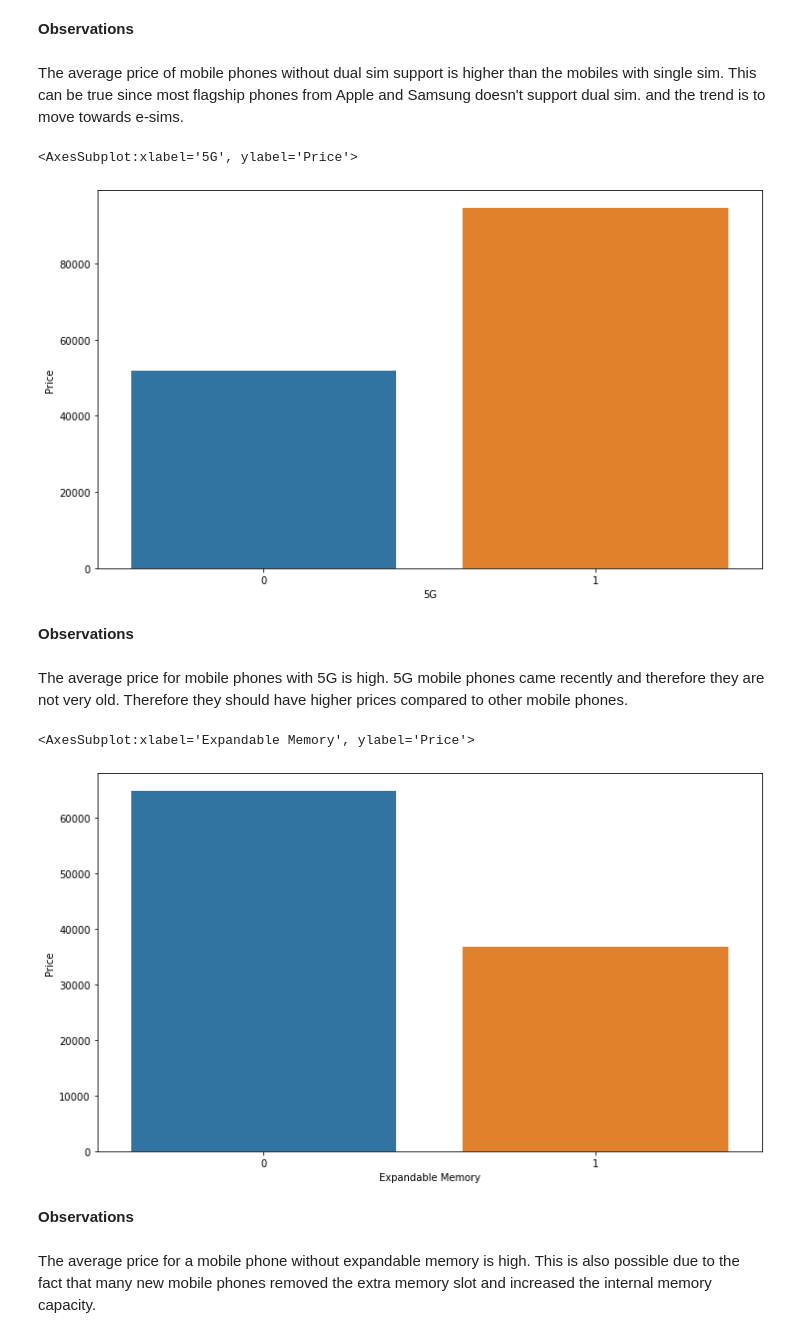
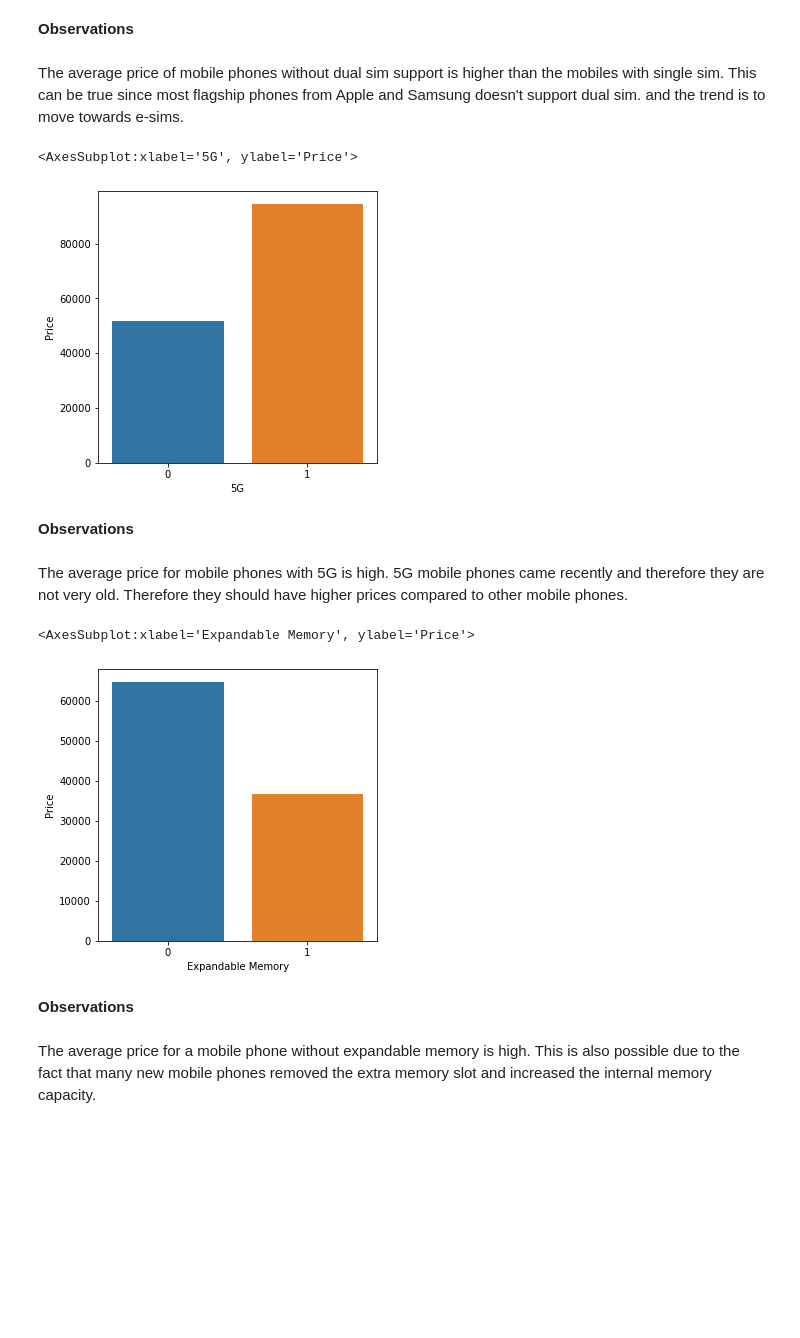
Before and after one commit to RaveenP-glitch/MScIT218785J, a Jupyter notebook: Data Preprocessing.ipynb, the cells around one changed output. Saved outputs shown, nothing was run; the diff lists cells and outputs as text; code cells hidden in the pictures; blank space fills up the shorter version.

```diff
--- a/Data Preprocessing.ipynb
+++ b/Data Preprocessing.ipynb
@@ -475,23 +510,23 @@ sns.barplot(
 The average price of mobile phones without dual sim support is higher than the mobiles with single sim.
 This can be true since most flagship phones from Apple and Samsung doesn't support dual sim. and the trend is to move towards e-sims.
 # %%
-plt.figure(figsize=(12,7))
+plt.figure(figsize=(5,5))
 sns.barplot(
     x=df["5G"],
     y=df["Price"],
     ci=False,
     order=df.groupby("5G").mean()["Price"].index,
     linewidth=1
 )
 # %% [output]
 <AxesSubplot:xlabel='5G', ylabel='Price'>
-[figure, old version]
+[figure, new version]
 # %% [markdown]
 <b>Observations</b><br><br>
 The average price for mobile phones with 5G is high.
 5G mobile phones came recently and therefore they are not very old. Therefore they should have higher prices compared to other mobile phones.
 # %%
-plt.figure(figsize=(12,7))
+plt.figure(figsize=(5,5))
 sns.barplot(
     x=df["Expandable Memory"],
     y=df["Price"],
@@ -501,7 +536,7 @@ sns.barplot(
 )
 # %% [output]
 <AxesSubplot:xlabel='Expandable Memory', ylabel='Price'>
-[figure, old version]
+[figure, new version]
 # %% [markdown]
 <b>Observations</b><br><br>
 The average price for a mobile phone without expandable memory is high.
```
Also changed, not shown: parts of 14 cells of this notebook, 10 other files.
